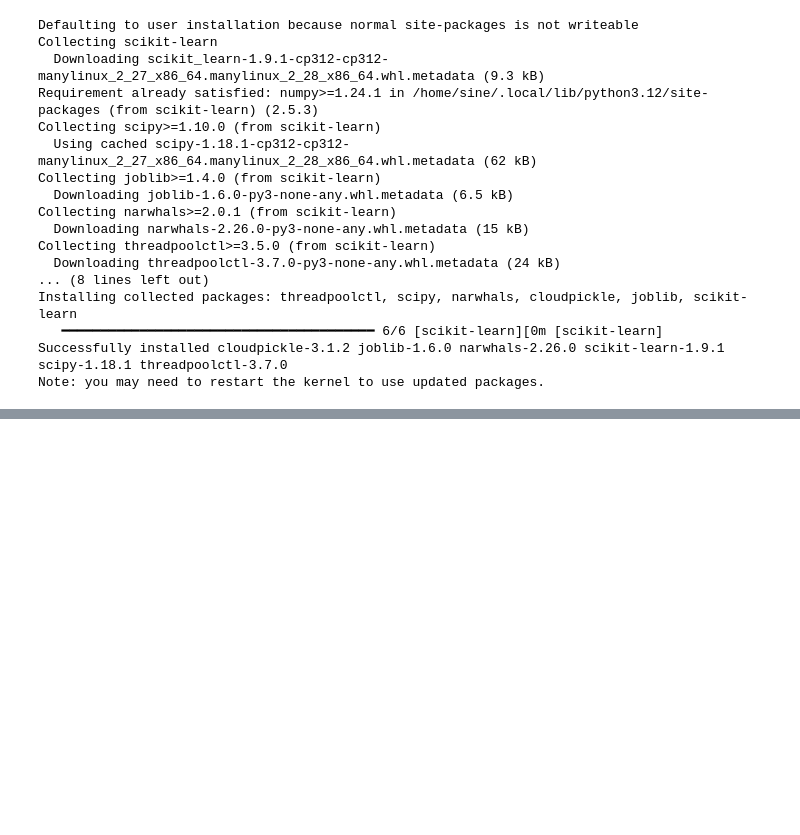
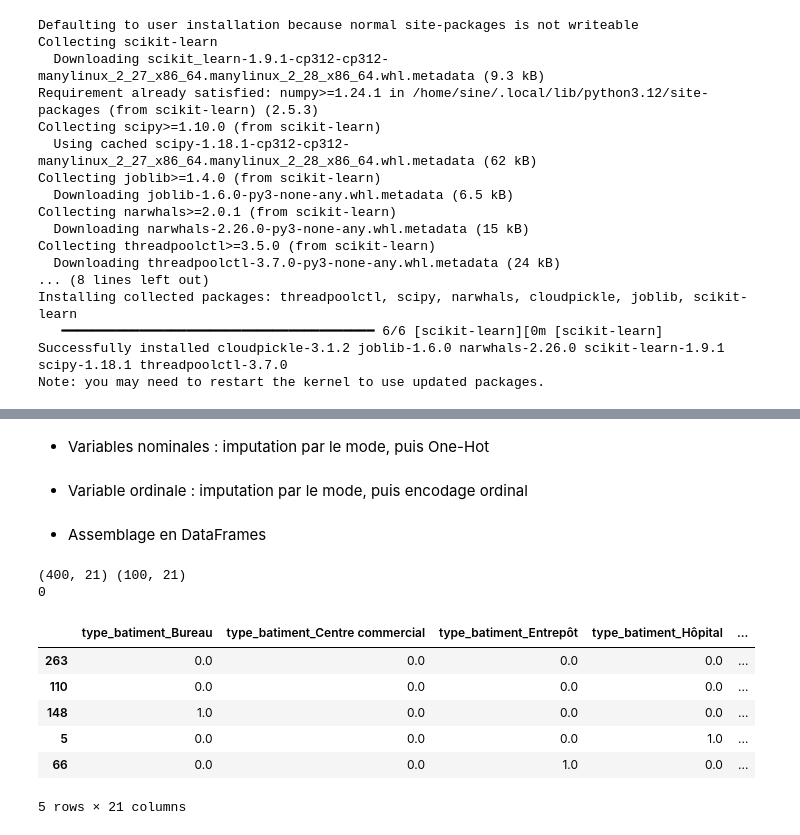
Before and after one commit to sinendoye/atelier_prepa_donnees_tab, a Jupyter notebook: notebooks/atelier_prepa_donnees_tab.ipynb, the cells around one changed output, grey strips where cells are left out. Drawn from its saved outputs; the diff is of its cells as text; code cells hidden in the pictures; blank space fills up the shorter version.

Commit message:
Partie 4: Appliquer, en justifiant, l’encodage le plus adapté à chaque variable catégorielle

```diff
--- a/notebooks/atelier_prepa_donnees_tab.ipynb
+++ b/notebooks/atelier_prepa_donnees_tab.ipynb
@@ -884,0 +889,46 @@ X_train, X_test, y_train, y_test = train_test_split(
+# %%
+from sklearn.impute import SimpleImputer
+from sklearn.preprocessing import OneHotEncoder, OrdinalEncoder
+
+nominales = ["type_batiment", "zone", "etat_systeme", "jour_semaine"]
+ordinale = ["mode_climatisation"]
+# %% [markdown]
+* Variables nominales : imputation par le mode, puis One-Hot
+# %%
+imp_nom = SimpleImputer(strategy="most_frequent")
+ohe = OneHotEncoder(handle_unknown="ignore", sparse_output=False)
+
+nom_train = ohe.fit_transform(imp_nom.fit_transform(X_train[nominales]))
+nom_test = ohe.transform(imp_nom.transform(X_test[nominales]))
+# %% [markdown]
+* Variable ordinale : imputation par le mode, puis encodage ordinal
+# %%
+imp_ord = SimpleImputer(strategy="most_frequent")
+oe = OrdinalEncoder(categories=[["Eco", "Normal", "Boost"]])
+
+ord_train = oe.fit_transform(imp_ord.fit_transform(X_train[ordinale]))
+ord_test = oe.transform(imp_ord.transform(X_test[ordinale]))
+# %% [markdown]
+* Assemblage en DataFrames
+# %%
+noms = ohe.get_feature_names_out(nominales)
+
+X_train_cat = pd.DataFrame(nom_train, columns=noms, index=X_train.index)
+X_train_cat["mode_climatisation"] = ord_train.ravel()
+
+X_test_cat = pd.DataFrame(nom_test, columns=noms, index=X_test.index)
+X_test_cat["mode_climatisation"] = ord_test.ravel()
+
+print(X_train_cat.shape, X_test_cat.shape)
+print(X_train_cat.isna().sum().sum())
+X_train_cat.head()
+# %% [output]
+(400, 21) (100, 21)
+0
+|  | type_batiment_Bureau | type_batiment_Centre commercial | type_batiment_Entrepôt | type_batiment_Hôpital | ... |
+| 263 | 0.0 | 0.0 | 0.0 | 0.0 | ... |
+| 110 | 0.0 | 0.0 | 0.0 | 0.0 | ... |
+| 148 | 1.0 | 0.0 | 0.0 | 0.0 | ... |
+| 5 | 0.0 | 0.0 | 0.0 | 1.0 | ... |
+| 66 | 0.0 | 0.0 | 1.0 | 0.0 | ... |
+5 rows × 21 columns
```
Also changed, not shown: parts of 3 cells of this notebook.
